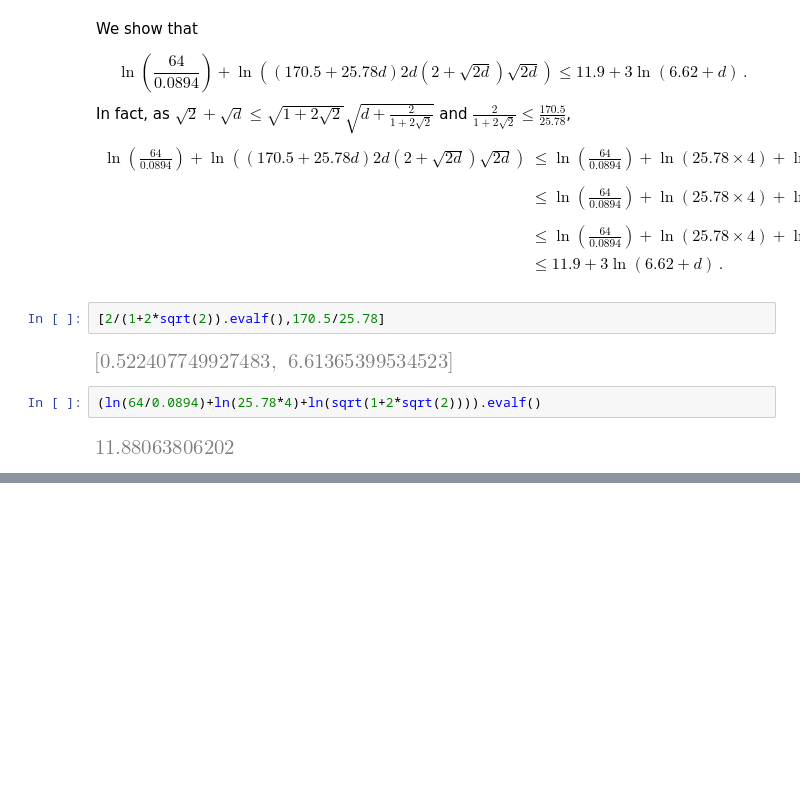
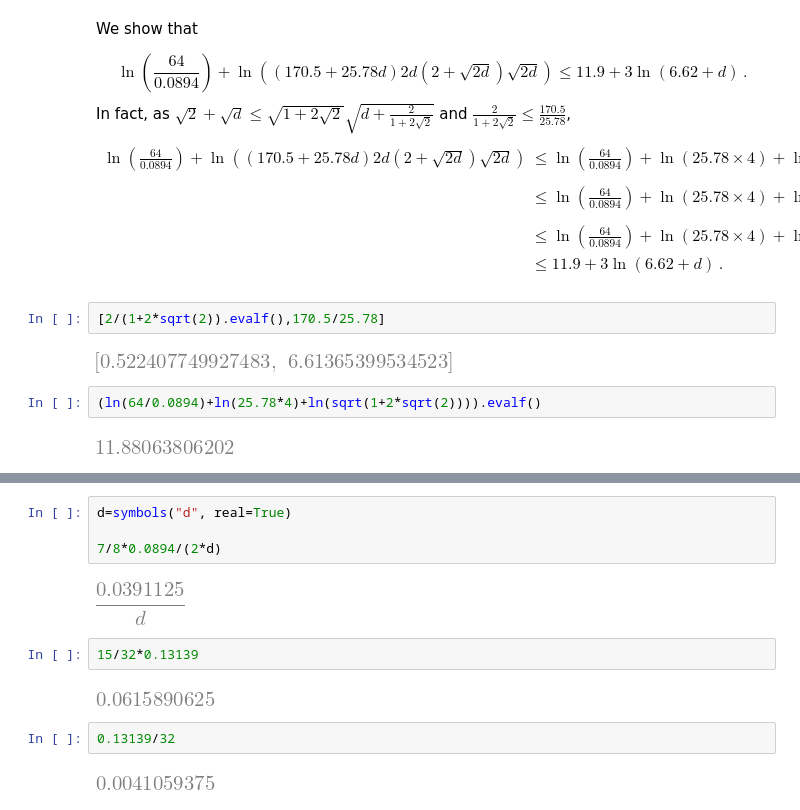
Before and after one commit to giardr/blasso_gmm_sympy, a Jupyter notebook: blasso_gmm_diagonal_sympy.ipynb, the cells around one changed output, grey strips where cells are left out. Cells and saved outputs as stored; diff of their text form; blank space fills up the shorter version.

```diff
--- a/blasso_gmm_diagonal_sympy.ipynb
+++ b/blasso_gmm_diagonal_sympy.ipynb
@@ -1225,0 +1237,14 @@ $$
+# %%
+d=symbols("d", real=True)
+
+7/8*0.0894/(2*d)
+# %% [output]
+[figure, added]
+# %%
+15/32*0.13139
+# %% [output]
+[figure, added]
+# %%
+0.13139/32
+# %% [output]
+[figure, added]
```
Also changed, not shown: parts of 5 cells of this notebook, 2 other files.
